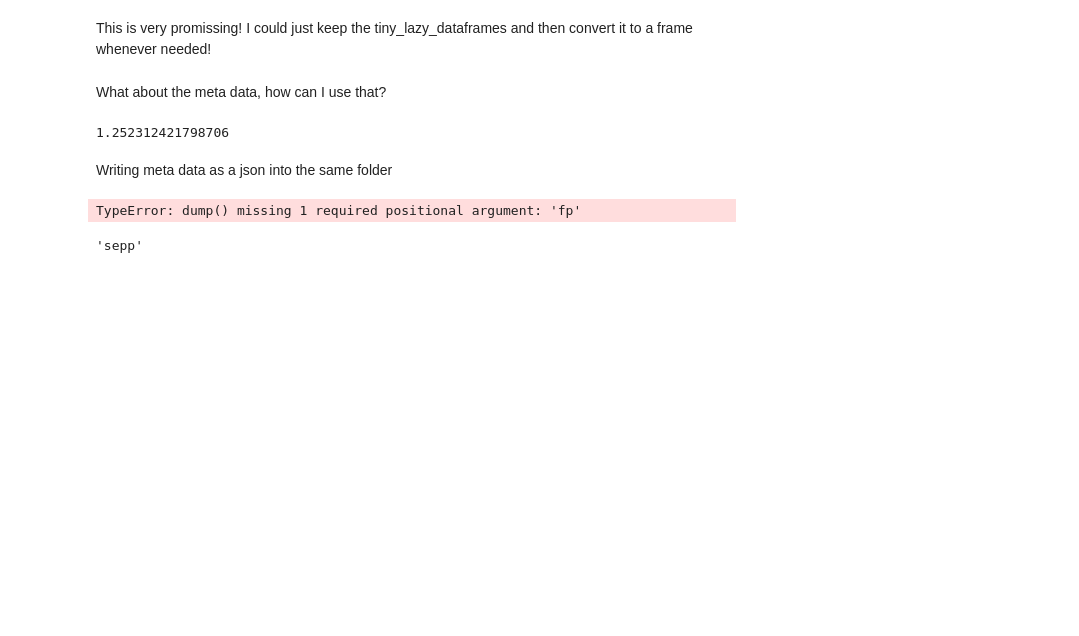
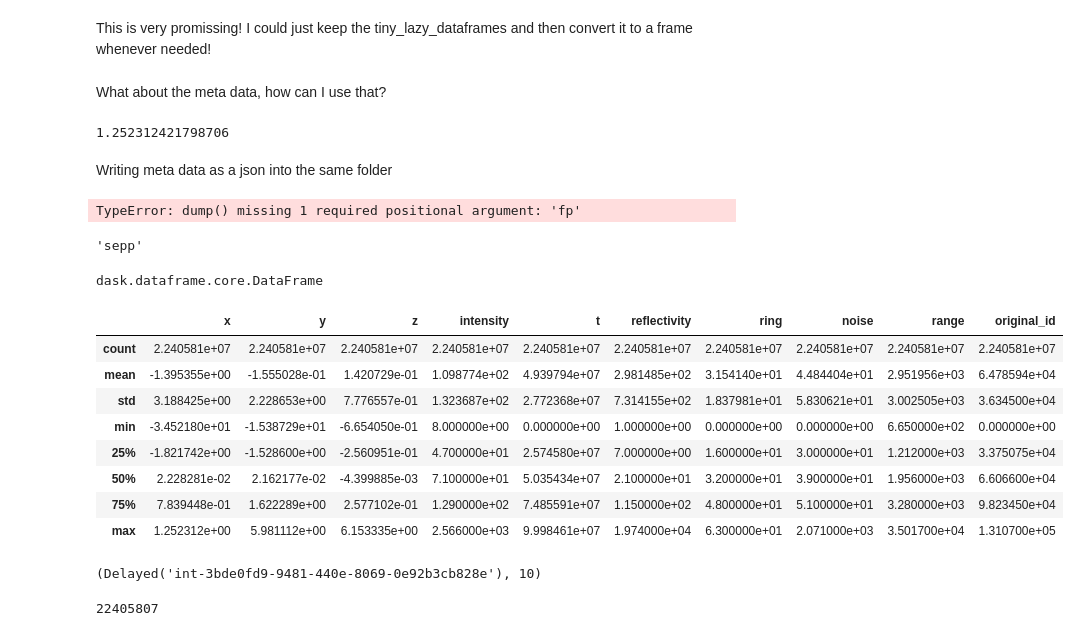
Before and after one commit to virtual-vehicle/pointcloudset, a Jupyter notebook: notebooks/dask_test.ipynb, the cells around one changed output. Cells and saved outputs as stored; diff of their text form; code cells hidden in the pictures; blank space fills up the shorter version.

Commit message:
dataset_core WIP

```diff
--- a/notebooks/dask_test.ipynb
+++ b/notebooks/dask_test.ipynb
@@ -159,3 +159,27 @@ with open("/workspaces/export_test/data_file.json", "r") as read_file:
 data["t"]
 # %% [output]
 'sepp'
+# %%
+type(test2)
+# %% [output]
+dask.dataframe.core.DataFrame
+# %%
+test2.describe().compute()
+# %% [output]
+|  | x | y | z | intensity | t | reflectivity | ring | noise | range | original_id |
+| count | 2.240581e+07 | 2.240581e+07 | 2.240581e+07 | 2.240581e+07 | 2.240581e+07 | 2.240581e+07 | 2.240581e+07 | 2.240581e+07 | 2.240581e+07 | 2.240581e+07 |
+| mean | -1.395355e+00 | -1.555028e-01 | 1.420729e-01 | 1.098774e+02 | 4.939794e+07 | 2.981485e+02 | 3.154140e+01 | 4.484404e+01 | 2.951956e+03 | 6.478594e+04 |
+| std | 3.188425e+00 | 2.228653e+00 | 7.776557e-01 | 1.323687e+02 | 2.772368e+07 | 7.314155e+02 | 1.837981e+01 | 5.830621e+01 | 3.002505e+03 | 3.634500e+04 |
+| min | -3.452180e+01 | -1.538729e+01 | -6.654050e-01 | 8.000000e+00 | 0.000000e+00 | 1.000000e+00 | 0.000000e+00 | 0.000000e+00 | 6.650000e+02 | 0.000000e+00 |
+| 25% | -1.821742e+00 | -1.528600e+00 | -2.560951e-01 | 4.700000e+01 | 2.574580e+07 | 7.000000e+00 | 1.600000e+01 | 3.000000e+01 | 1.212000e+03 | 3.375075e+04 |
+| 50% | 2.228281e-02 | 2.162177e-02 | -4.399885e-03 | 7.100000e+01 | 5.035434e+07 | 2.100000e+01 | 3.200000e+01 | 3.900000e+01 | 1.956000e+03 | 6.606600e+04 |
+| 75% | 7.839448e-01 | 1.622289e+00 | 2.577102e-01 | 1.290000e+02 | 7.485591e+07 | 1.150000e+02 | 4.800000e+01 | 5.100000e+01 | 3.280000e+03 | 9.823450e+04 |
+| max | 1.252312e+00 | 5.981112e+00 | 6.153335e+00 | 2.566000e+03 | 9.998461e+07 | 1.974000e+04 | 6.300000e+01 | 2.071000e+03 | 3.501700e+04 | 1.310700e+05 |
+# %%
+test2.shape
+# %% [output]
+(Delayed('int-3bde0fd9-9481-440e-8069-0e92b3cb828e'), 10)
+# %%
+len(test2)
+# %% [output]
+22405807
```
Also changed, not shown: parts of 13 cells of this notebook, 3 other files.
